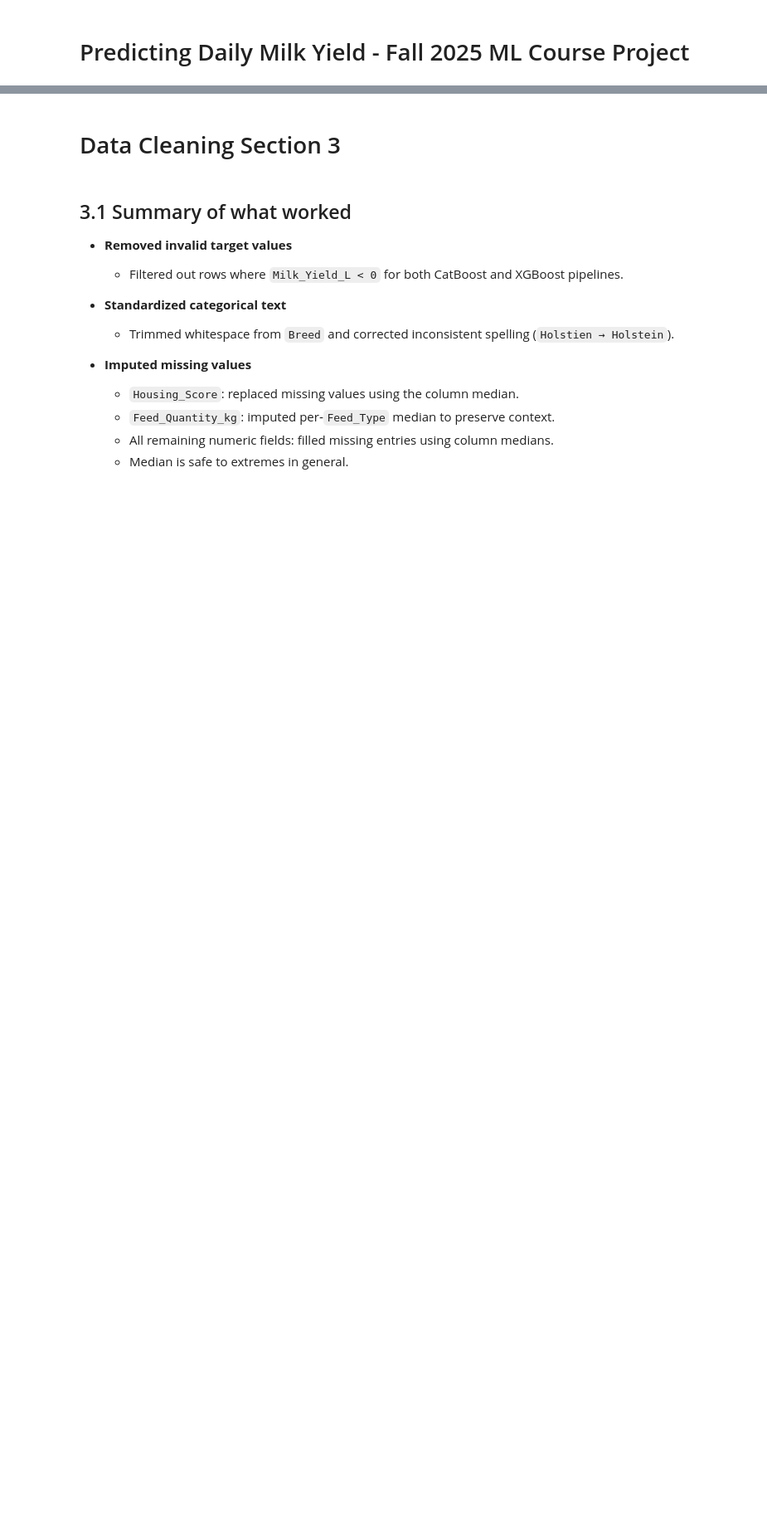
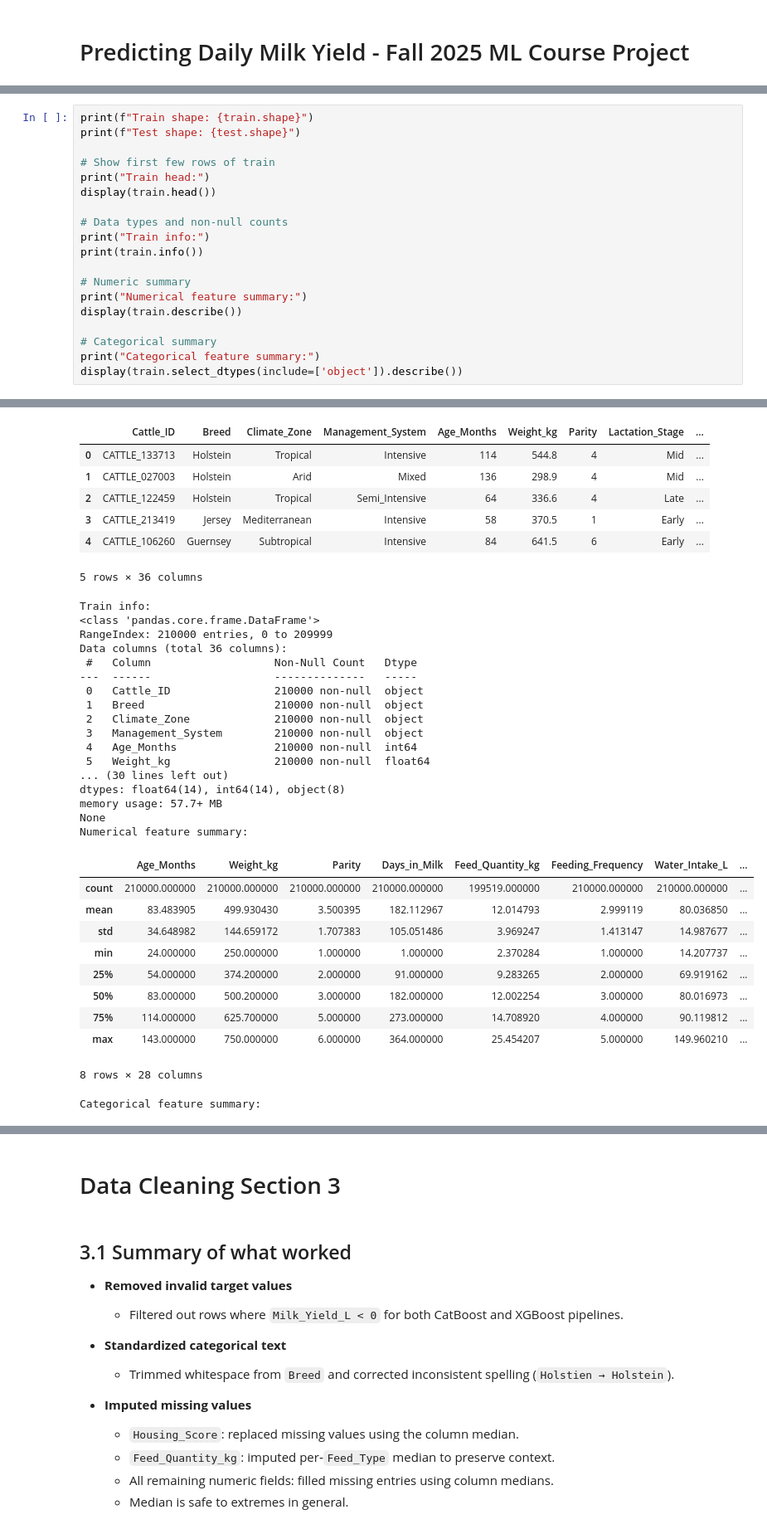
Before and after one commit to FelBenitez/dairy-cow-milk-yield-prediction, a Jupyter notebook: src/main_model.ipynb, the cells around one changed output, grey strips where cells are left out. Shown at 83% size. Cells and saved outputs as stored; diff of their text form; blank space fills up the shorter version.

```diff
--- a/src/main_model.ipynb
+++ b/src/main_model.ipynb
@@ -21,0 +37,20 @@ So show train/test. Other things we could show as example is train and test shap
+# %%
+print(f"Train shape: {train.shape}")
+print(f"Test shape: {test.shape}")
+
+# Show first few rows of train
+print("Train head:")
+display(train.head())
+
+# Data types and non-null counts
+print("Train info:")
+print(train.info())
+
+# Numeric summary
+print("Numerical feature summary:")
+display(train.describe())
+
+# Categorical summary
+print("Categorical feature summary:")
+display(train.select_dtypes(include=['object']).describe())
+# %% [output]
@@ -21,0 +60,35 @@ So show train/test. Other things we could show as example is train and test shap
+|  | Cattle_ID | Breed | Climate_Zone | Management_System | Age_Months | Weight_kg | Parity | Lactation_Stage | ... |
+| 0 | CATTLE_133713 | Holstein | Tropical | Intensive | 114 | 544.8 | 4 | Mid | ... |
+| 1 | CATTLE_027003 | Holstein | Arid | Mixed | 136 | 298.9 | 4 | Mid | ... |
+| 2 | CATTLE_122459 | Holstein | Tropical | Semi_Intensive | 64 | 336.6 | 4 | Late | ... |
+| 3 | CATTLE_213419 | Jersey | Mediterranean | Intensive | 58 | 370.5 | 1 | Early | ... |
+| 4 | CATTLE_106260 | Guernsey | Subtropical | Intensive | 84 | 641.5 | 6 | Early | ... |
+5 rows × 36 columns
+Train info:
+<class 'pandas.core.frame.DataFrame'>
+RangeIndex: 210000 entries, 0 to 209999
+Data columns (total 36 columns):
+ #   Column                   Non-Null Count   Dtype
+---  ------                   --------------   -----
+ 0   Cattle_ID                210000 non-null  object
+ 1   Breed                    210000 non-null  object
+ 2   Climate_Zone             210000 non-null  object
+ 3   Management_System        210000 non-null  object
+ 4   Age_Months               210000 non-null  int64
+ 5   Weight_kg                210000 non-null  float64
+... (30 lines left out)
+dtypes: float64(14), int64(14), object(8)
+memory usage: 57.7+ MB
+None
+Numerical feature summary:
+|  | Age_Months | Weight_kg | Parity | Days_in_Milk | Feed_Quantity_kg | Feeding_Frequency | Water_Intake_L | ... |
+| count | 210000.000000 | 210000.000000 | 210000.000000 | 210000.000000 | 199519.000000 | 210000.000000 | 210000.000000 | ... |
+| mean | 83.483905 | 499.930430 | 3.500395 | 182.112967 | 12.014793 | 2.999119 | 80.036850 | ... |
+| std | 34.648982 | 144.659172 | 1.707383 | 105.051486 | 3.969247 | 1.413147 | 14.987677 | ... |
+| min | 24.000000 | 250.000000 | 1.000000 | 1.000000 | 2.370284 | 1.000000 | 14.207737 | ... |
+| 25% | 54.000000 | 374.200000 | 2.000000 | 91.000000 | 9.283265 | 2.000000 | 69.919162 | ... |
+| 50% | 83.000000 | 500.200000 | 3.000000 | 182.000000 | 12.002254 | 3.000000 | 80.016973 | ... |
+| 75% | 114.000000 | 625.700000 | 5.000000 | 273.000000 | 14.708920 | 4.000000 | 90.119812 | ... |
+| max | 143.000000 | 750.000000 | 6.000000 | 364.000000 | 25.454207 | 5.000000 | 149.960210 | ... |
+8 rows × 28 columns
+Categorical feature summary:
```
Also changed, not shown: parts of 33 cells of this notebook.
